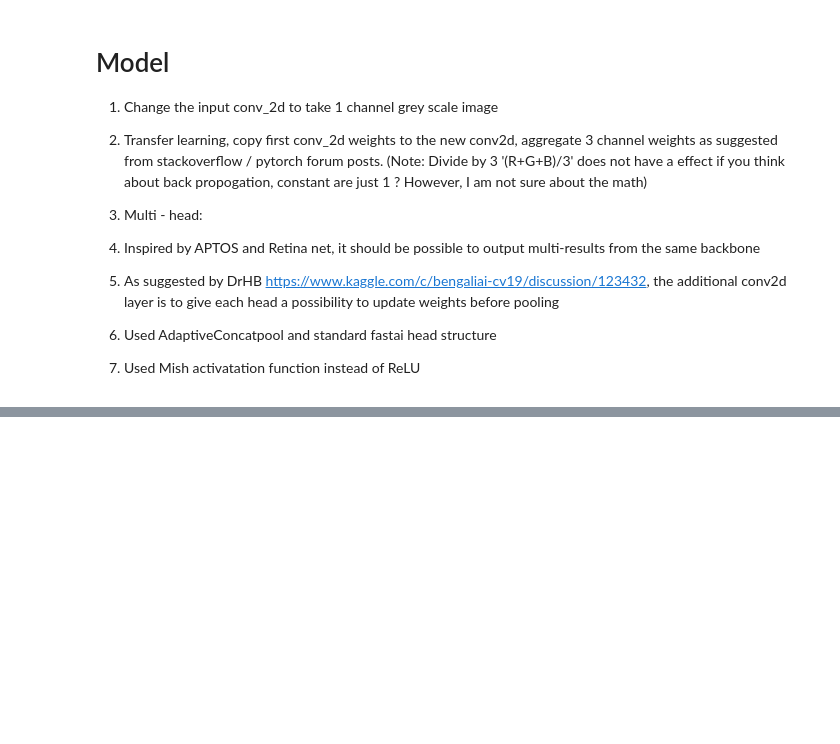
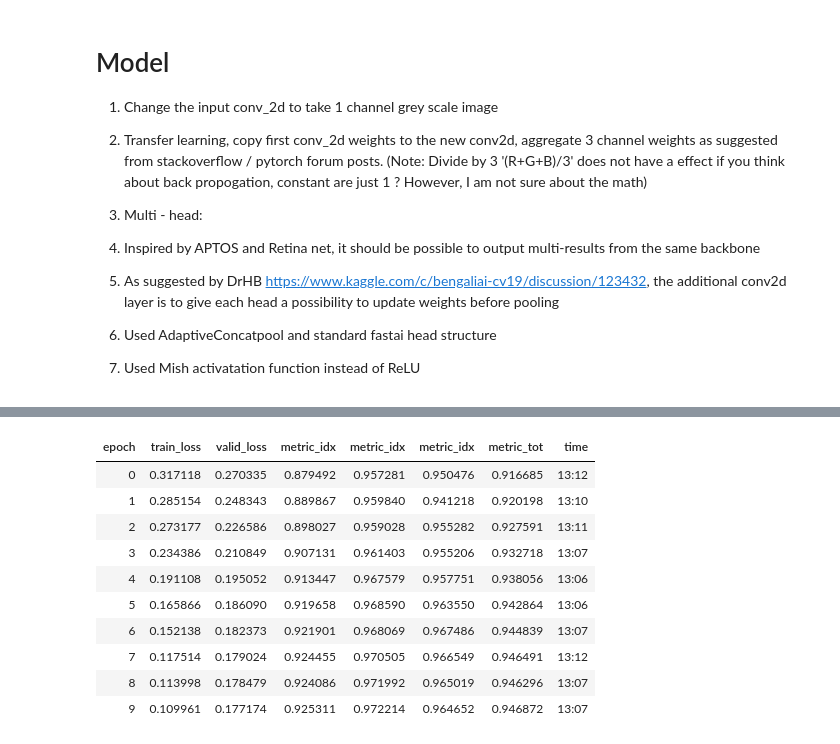
Before and after one commit to heye0507/kaggle_grapheme, a Jupyter notebook: notebooks/02_resnet_1ch.ipynb, the cells around one changed output, grey strips where cells are left out. Saved outputs shown, nothing was run; the diff lists cells and outputs as text; code cells hidden in the pictures; blank space fills up the shorter version.

```diff
--- a/notebooks/02_resnet_1ch.ipynb
+++ b/notebooks/02_resnet_1ch.ipynb
@@ -142,0 +201,14 @@ learn = Learner(data,model,loss_func=loss_func,
+# %%
+learn.fit_one_cycle(10,slice(1e-5/2,lr/5))
+# %% [output]
+| epoch | train_loss | valid_loss | metric_idx | metric_idx | metric_idx | metric_tot | time |
+| 0 | 0.317118 | 0.270335 | 0.879492 | 0.957281 | 0.950476 | 0.916685 | 13:12 |
+| 1 | 0.285154 | 0.248343 | 0.889867 | 0.959840 | 0.941218 | 0.920198 | 13:10 |
+| 2 | 0.273177 | 0.226586 | 0.898027 | 0.959028 | 0.955282 | 0.927591 | 13:11 |
+| 3 | 0.234386 | 0.210849 | 0.907131 | 0.961403 | 0.955206 | 0.932718 | 13:07 |
+| 4 | 0.191108 | 0.195052 | 0.913447 | 0.967579 | 0.957751 | 0.938056 | 13:06 |
+| 5 | 0.165866 | 0.186090 | 0.919658 | 0.968590 | 0.963550 | 0.942864 | 13:06 |
+| 6 | 0.152138 | 0.182373 | 0.921901 | 0.968069 | 0.967486 | 0.944839 | 13:07 |
+| 7 | 0.117514 | 0.179024 | 0.924455 | 0.970505 | 0.966549 | 0.946491 | 13:12 |
+| 8 | 0.113998 | 0.178479 | 0.924086 | 0.971992 | 0.965019 | 0.946296 | 13:07 |
+| 9 | 0.109961 | 0.177174 | 0.925311 | 0.972214 | 0.964652 | 0.946872 | 13:07 |
```
Also changed, not shown: parts of 15 cells of this notebook.
